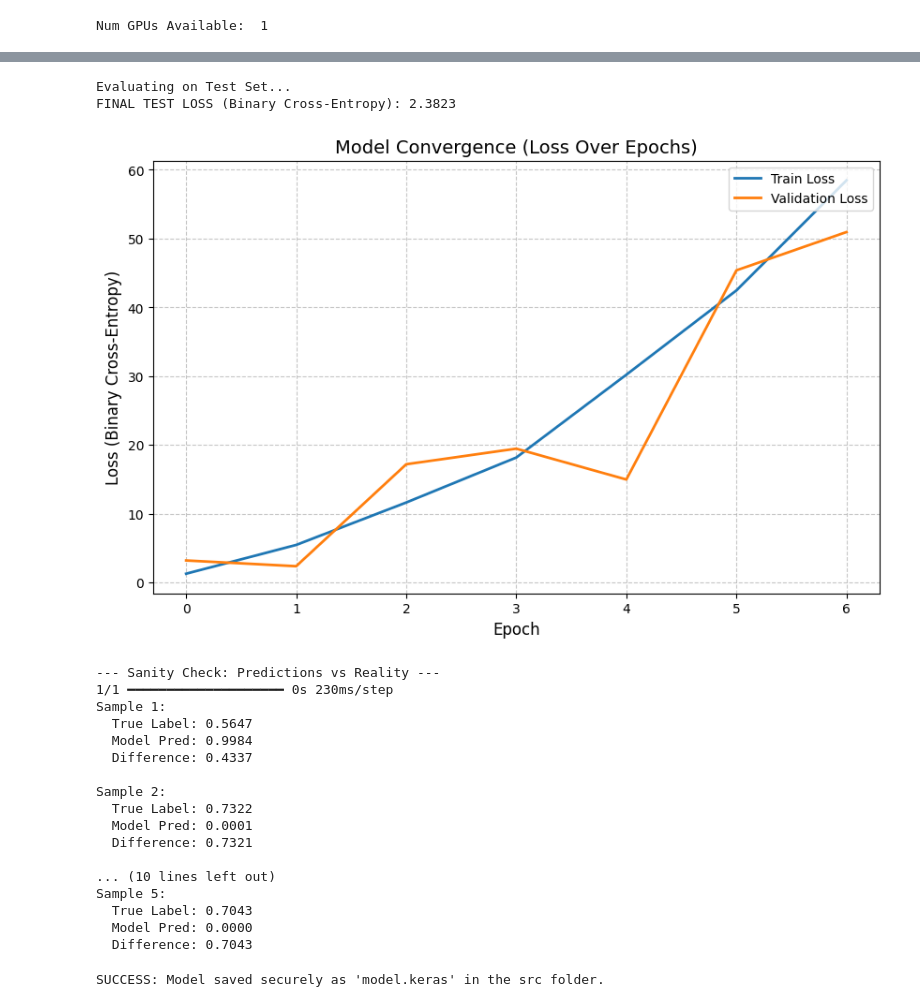
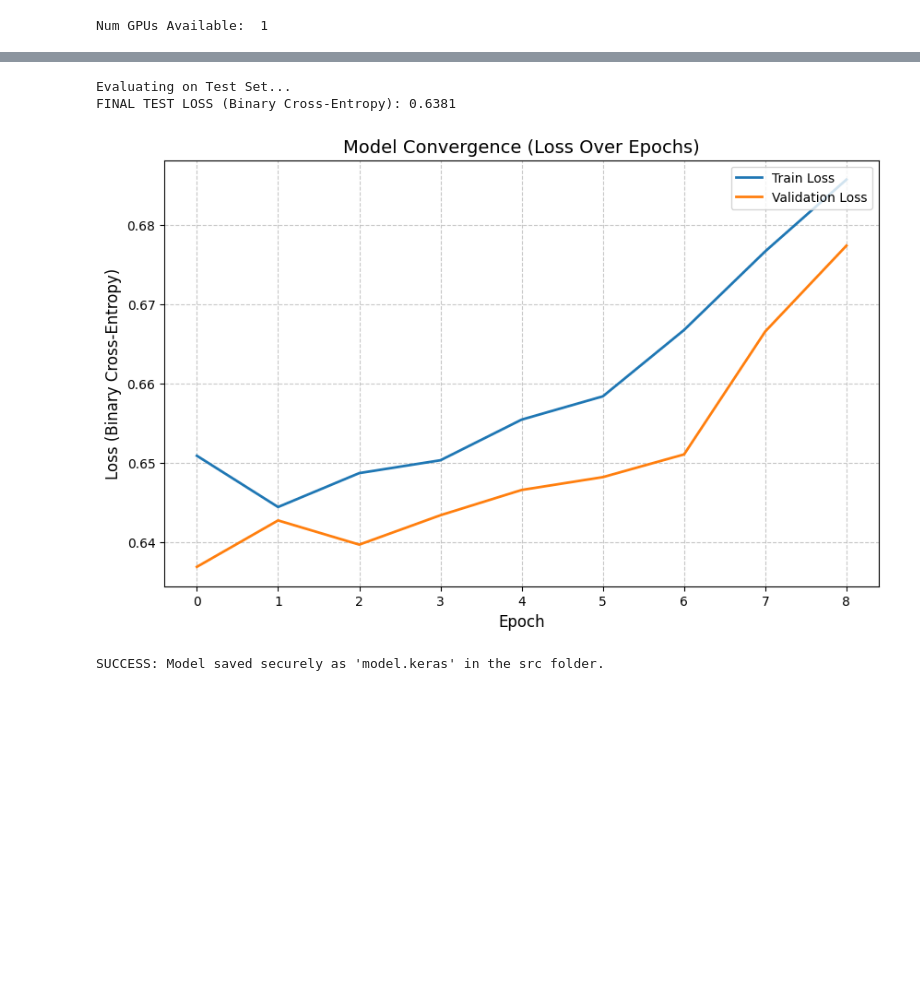
Before and after one commit to liavmoruga/Teeko, a Jupyter notebook: src/training.ipynb, the cells around one changed output, grey strips where cells are left out. Cells and saved outputs as stored; diff of their text form; code cells hidden in the pictures; blank space fills up the shorter version.

```diff
--- a/src/training.ipynb
+++ b/src/training.ipynb
@@ -79,3 +62,21 @@ Model: "sequential_1"
  Total params: 18,497 (72.25 KB)
  Trainable params: 18,241 (71.25 KB)
  Non-trainable params: 256 (1.00 KB)
+# %%
+# Path to the dataset (notebook is in src/, data is in ../data/)
+data_path = os.path.join('..', 'data', 'dataset2.csv')
+
+# Load the dataset
+print("Loading dataset... this might take a moment.")
+df = pd.read_csv(data_path)
+
+# Separate features (25 board positions + 1 turn) and label
+X = df.iloc[:, 0:26].values
+y = df['label'].values
+
+# Split into training and testing sets (80/20)
+X_train, X_test, y_train, y_test = train_test_split(X, y, test_size=0.2, random_state=42)
+
+print(f"Total samples: {len(X)}")
+print(f"Training samples: {len(X_train)}")
+print(f"Testing samples: {len(X_test)}")
@@ -82,16 +88,14 @@ Model: "sequential_1"
 # %%
-from tensorflow.keras.callbacks import EarlyStopping
-
 early_stop = EarlyStopping(
     monitor='val_loss',
-    patience=5,               # Wait longer before stopping
+    patience=8,
     restore_best_weights=True
 )
 
 history = model.fit(
     X_train, y_train,
     epochs=100,
-    batch_size=256, # Smaller batch size for more frequent updates
+    batch_size=512,
     validation_split=0.2,
     callbacks=[early_stop],
     verbose=1
@@ -114,58 +122,26 @@ Epoch 7/100
 # %%
 # 1. Evaluate on the completely unseen Test Set
 print("\nEvaluating on Test Set...")
 test_loss = model.evaluate(X_test, y_test, verbose=0)
 print(f"FINAL TEST LOSS (Binary Cross-Entropy): {test_loss:.4f}")
 
 # 2. Plotting the Learning Curve (Loss Only)
 plt.figure(figsize=(10, 6))
 
 plt.plot(history.history['loss'], label='Train Loss', linewidth=2)
 plt.plot(history.history['val_loss'], label='Validation Loss', linewidth=2)
 
 plt.title('Model Convergence (Loss Over Epochs)', fontsize=14)
 plt.ylabel('Loss (Binary Cross-Entropy)', fontsize=12)
 plt.xlabel('Epoch', fontsize=12)
 plt.legend(loc='upper right')
 plt.grid(True, linestyle='--', alpha=0.7)
 
 plt.show()
-
-# 3. Sanity Check: Let's see some actual predictions vs reality
-print("\n--- Sanity Check: Predictions vs Reality ---")
-# Predict the first 5 states from the test set
-sample_predictions = model.predict(X_test[:5])
-
-for i in range(5):
-    true_label = y_test[i]
-    prediction = sample_predictions[i][0]
-    error_margin = abs(true_label - prediction)
-
-    print(f"Sample {i+1}:")
-    print(f"  True Label: {true_label:.4f}")
-    print(f"  Model Pred: {prediction:.4f}")
-    print(f"  Difference: {error_margin:.4f}\n")
 # %% [output]
 Evaluating on Test Set...
-FINAL TEST LOSS (Binary Cross-Entropy): 2.3823
+FINAL TEST LOSS (Binary Cross-Entropy): 0.6381
-[figure, old version]
+[figure, new version]
---- Sanity Check: Predictions vs Reality ---
-1/1 ━━━━━━━━━━━━━━━━━━━━ 0s 230ms/step
-Sample 1:
-  True Label: 0.5647
-  Model Pred: 0.9984
-  Difference: 0.4337
-
-Sample 2:
-  True Label: 0.7322
-  Model Pred: 0.0001
-  Difference: 0.7321
-
-... (10 lines left out)
-Sample 5:
-  True Label: 0.7043
-  Model Pred: 0.0000
-  Difference: 0.7043
 # %%
 # Only run this cell when you are satisfied with the model's performance
 model_filename = 'model.keras'
```
Also changed, not shown: parts of 4 cells of this notebook, 6 other files.
